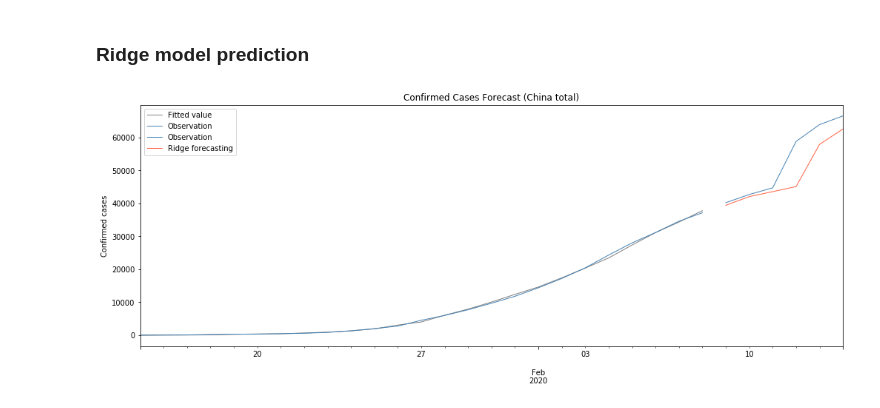
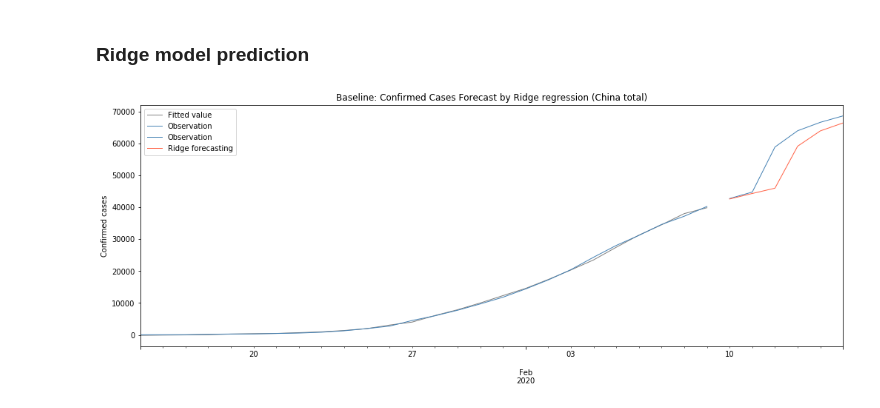
Before and after one commit to YiranJing/Coronavirus-Epidemic-COVID-19, a Jupyter notebook: Model 3/Baseline_RidgeRegression.ipynb, the cells around one changed output. Saved outputs shown, nothing was run; the diff lists cells and outputs as text; code cells hidden in the pictures.

```diff
--- a/Model 3/Baseline_RidgeRegression.ipynb
+++ b/Model 3/Baseline_RidgeRegression.ipynb
@@ -237,9 +237,9 @@ sns.jointplot("y_train", "residuals_ridge", data=df_residuals_ridge, kind="reg")
 # %% [markdown]
 ### Ridge model prediction
 # %%
-ridge_res_train = pd.read_csv('ridge_prediction/residuals_ridge_train_0211.csv')
+ridge_res_train = pd.read_csv('prediction/residuals_ridge_train_0216.csv')
 del ridge_res_train['train_index']
-ridge_res_test = pd.read_csv('ridge_prediction/residuals_ridge_test_0211.csv')
+ridge_res_test = pd.read_csv('prediction/residuals_ridge_test_0216.csv')
 del ridge_res_test['test_index']
 
 ridge_res_test.Timestamp = pd.to_datetime(ridge_res_test.date,format='%Y-%m-%d %H:%M')
@@ -253,15 +253,15 @@ ridge_res_train = ridge_res_train.sort_index()
 ridge_all = pd.concat([ridge_res_train,ridge_res_test])
 # %%
 #Plotting data
-ridge_res_train['predictions'].plot(figsize=(17,6), title= 'Confirmed Cases Forecast (China total)', fontsize=10,
+ridge_res_train['predictions'].plot(figsize=(17,6), title= 'Baseline: Confirmed Cases Forecast by Ridge regression (China total)', fontsize=10,
                                         label= 'Fitted value',linewidth=1, color = 'grey')
 ridge_res_train['y_train'].plot(figsize=(17,6),label= 'Observation',linewidth=1, color = 'steelblue')
 ridge_res_test['y_test'].plot(figsize=(17,6), label= 'Observation', linewidth=1, color = 'steelblue')
 
 ridge_res_test['predictions'].plot(figsize=(17,6), label= 'Ridge forecasting', color = 'tomato',linewidth=1)
 plt.ylabel('Confirmed cases')
 plt.xlabel('')
 plt.legend()
 plt.show()
 # %% [output]
-[figure, old version]
+[figure, new version]
```
Also changed, not shown: parts of 13 cells of this notebook, 14 other files.
